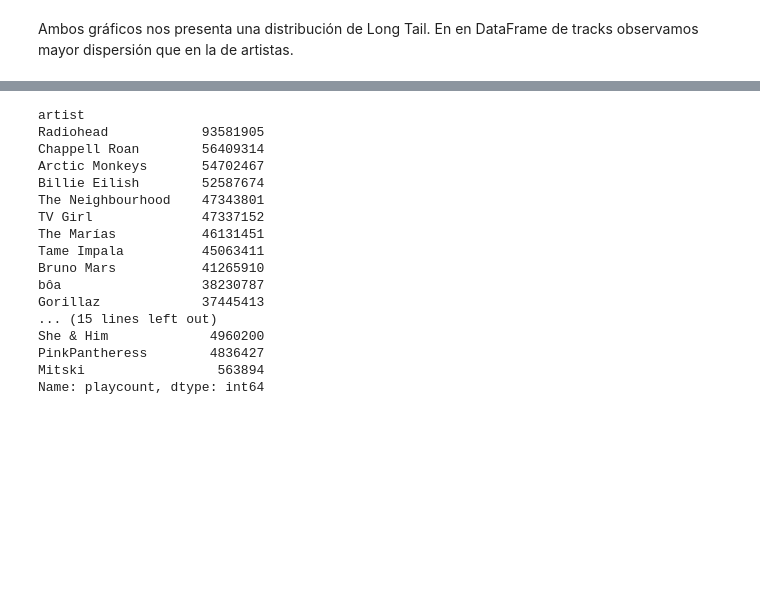
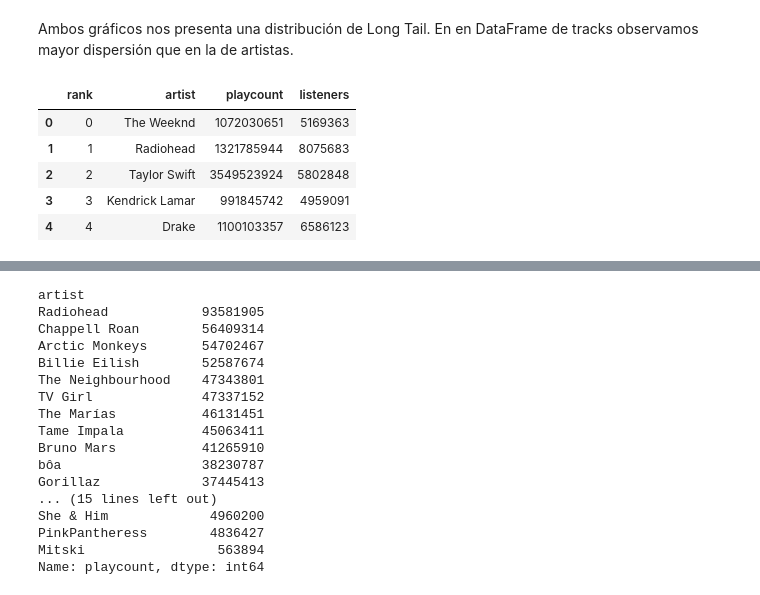
Before and after one commit to ArtiRamos/lastfm_data_analysis, a Jupyter notebook: Preguntas de análisis.ipynb, the cells around one changed output, grey strips where cells are left out. Saved outputs shown, nothing was run; the diff lists cells and outputs as text; code cells hidden in the pictures; blank space fills up the shorter version.

```diff
--- a/Preguntas de análisis.ipynb
+++ b/Preguntas de análisis.ipynb
@@ -166,0 +165,11 @@ Ambos gráficos nos presenta una distribución de Long Tail. En en DataFrame de
+# %%
+df_artist = df_artist.rename(columns ={"name":"artist"})
+df_artist = df_artist.reset_index().rename(columns={"index": "rank"})
+df_artist.head(5)
+# %% [output]
+|  | rank | artist | playcount | listeners |
+| 0 | 0 | The Weeknd | 1072030651 | 5169363 |
+| 1 | 1 | Radiohead | 1321785944 | 8075683 |
+| 2 | 2 | Taylor Swift | 3549523924 | 5802848 |
+| 3 | 3 | Kendrick Lamar | 991845742 | 4959091 |
+| 4 | 4 | Drake | 1100103357 | 6586123 |
```
Also changed, not shown: parts of 19 cells of this notebook.
